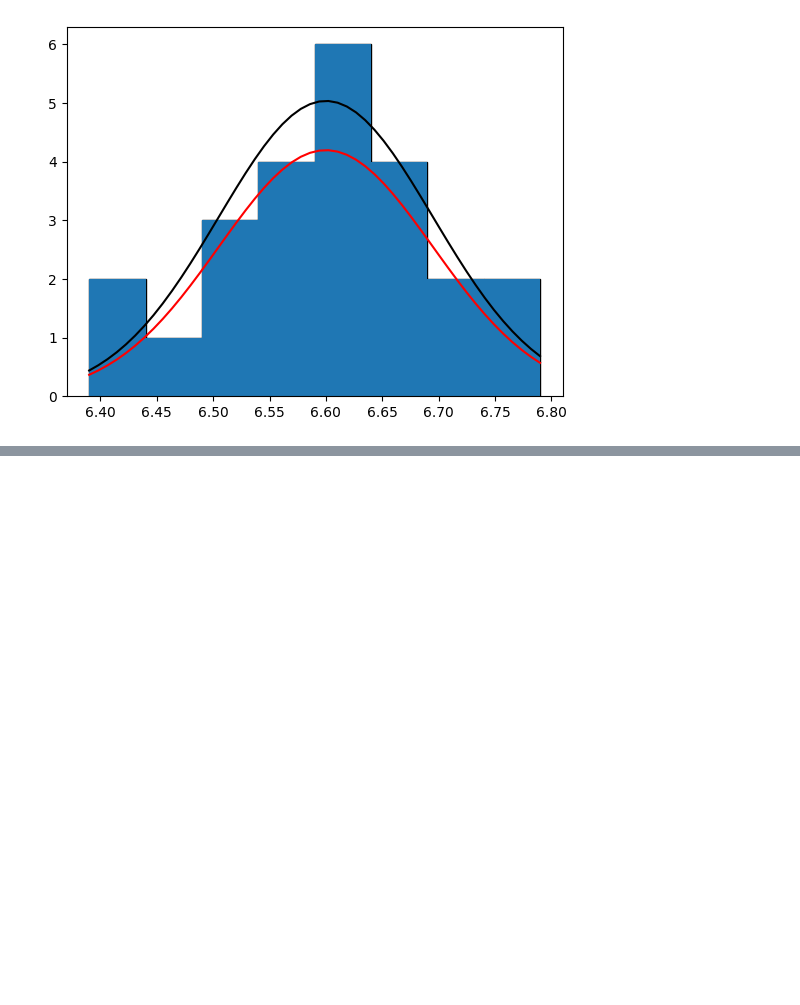
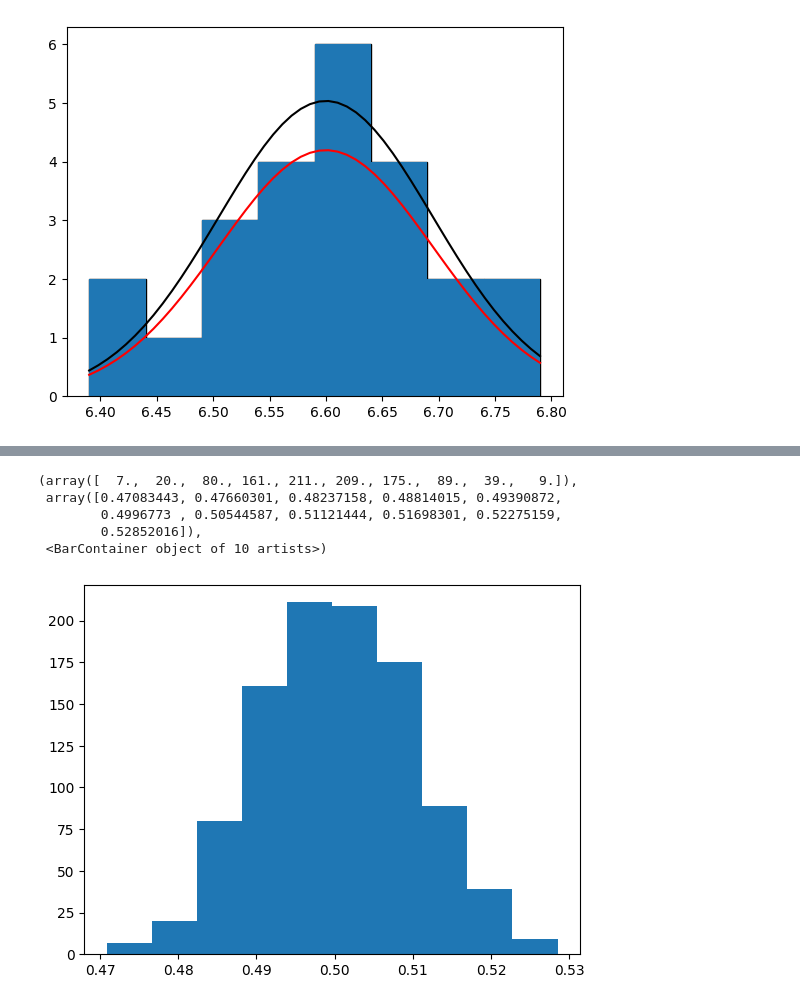
Before and after one commit to shinhookang/course305, a Jupyter notebook: 13_Regression.ipynb, the cells around one changed output, grey strips where cells are left out. Cells and saved outputs as stored; diff of their text form; code cells hidden in the pictures; blank space fills up the shorter version.

```diff
--- a/13_Regression.ipynb
+++ b/13_Regression.ipynb
@@ -141,0 +175,14 @@ biased sample std =  0.09508767883730615
+# %%
+n=1000
+mu = 0.5
+std = 0.01
+xval = np.random.normal(mu,std,n)
+
+plt.hist(xval,bins=10)
+# %% [output]
+(array([  7.,  20.,  80., 161., 211., 209., 175.,  89.,  39.,   9.]),
+ array([0.47083443, 0.47660301, 0.48237158, 0.48814015, 0.49390872,
+        0.4996773 , 0.50544587, 0.51121444, 0.51698301, 0.52275159,
+        0.52852016]),
+ <BarContainer object of 10 artists>)
+[figure, added]
```
Also changed, not shown: parts of 8 cells of this notebook.
